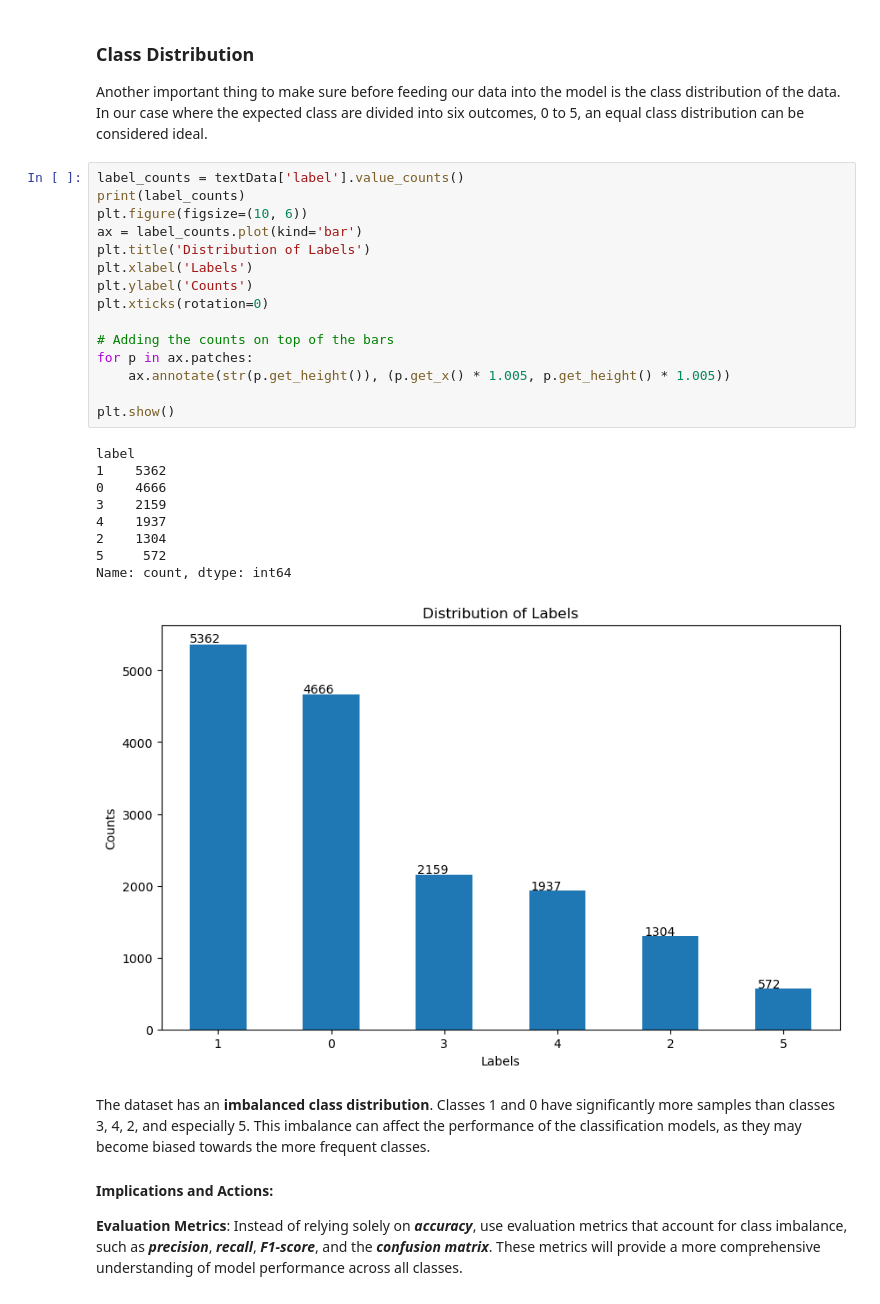
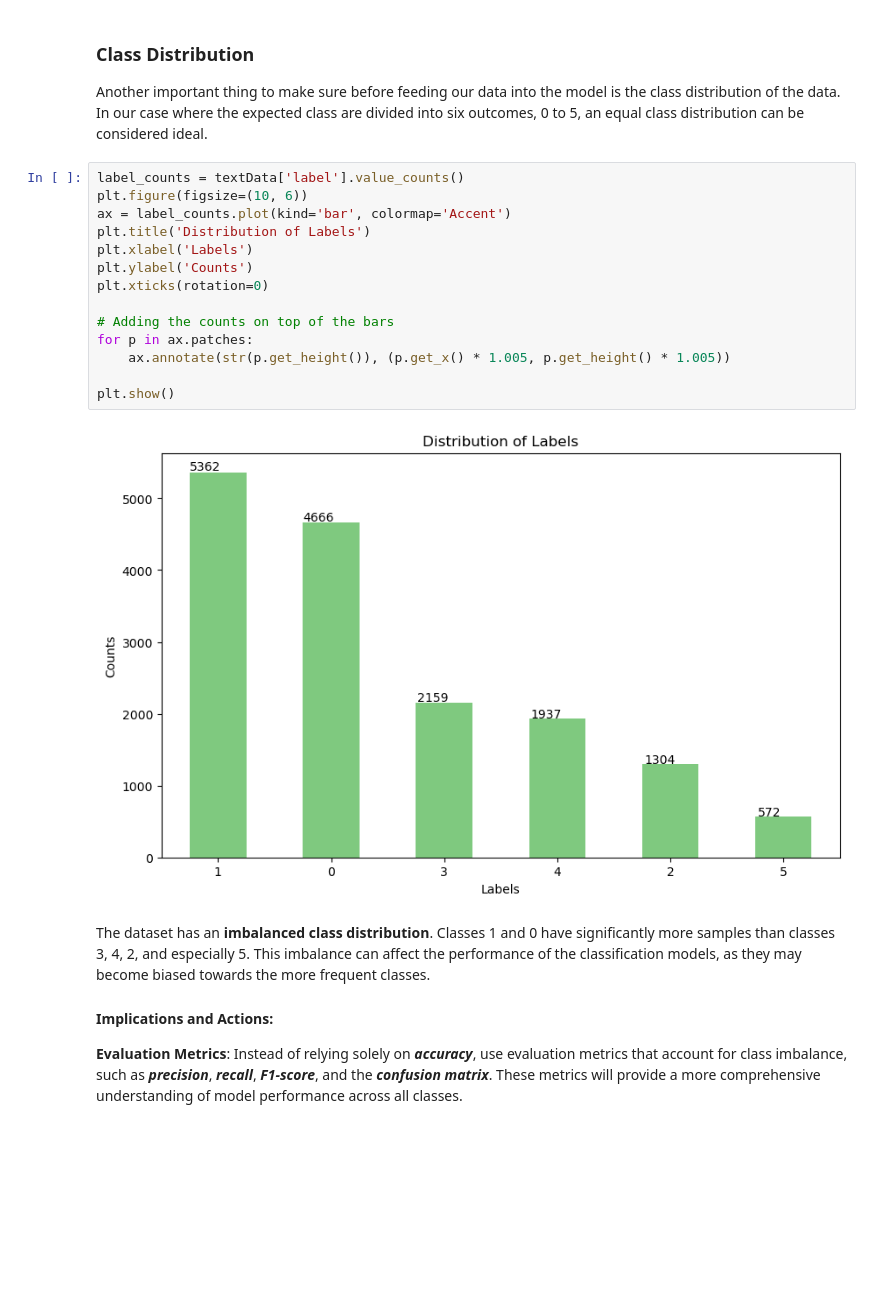
Before and after one commit to springboardmentor112/SentimentAnalysis-TextClassification, a Jupyter notebook: textClassification.ipynb, the cells around one changed output. Drawn from its saved outputs; the diff is of its cells as text; blank space fills up the shorter version.

```diff
--- a/textClassification.ipynb
+++ b/textClassification.ipynb
@@ -218,29 +235,20 @@ So we have completed with data-preprocessing.As we can see that before data-prep
 Another important thing to make sure before feeding our data into the model is the class distribution of the data. In our case where the expected class are divided into six outcomes, 0 to 5, an equal class distribution can be considered ideal.
 # %%
 label_counts = textData['label'].value_counts()
-print(label_counts)
 plt.figure(figsize=(10, 6))
-ax = label_counts.plot(kind='bar')
+ax = label_counts.plot(kind='bar', colormap='Accent')
 plt.title('Distribution of Labels')
 plt.xlabel('Labels')
 plt.ylabel('Counts')
 plt.xticks(rotation=0)
 
 # Adding the counts on top of the bars
 for p in ax.patches:
     ax.annotate(str(p.get_height()), (p.get_x() * 1.005, p.get_height() * 1.005))
 
 plt.show()
 # %% [output]
-label
-1    5362
-0    4666
-3    2159
-4    1937
-2    1304
-5     572
-Name: count, dtype: int64
-[figure, old version]
+[figure, new version]
 # %% [markdown]
 The dataset has an **imbalanced class distribution**. Classes 1 and 0 have significantly more samples than classes 3, 4, 2, and especially 5. This imbalance can affect the performance of the classification models, as they may become biased towards the more frequent classes.
 
```
Also changed, not shown: parts of 62 cells of this notebook.
